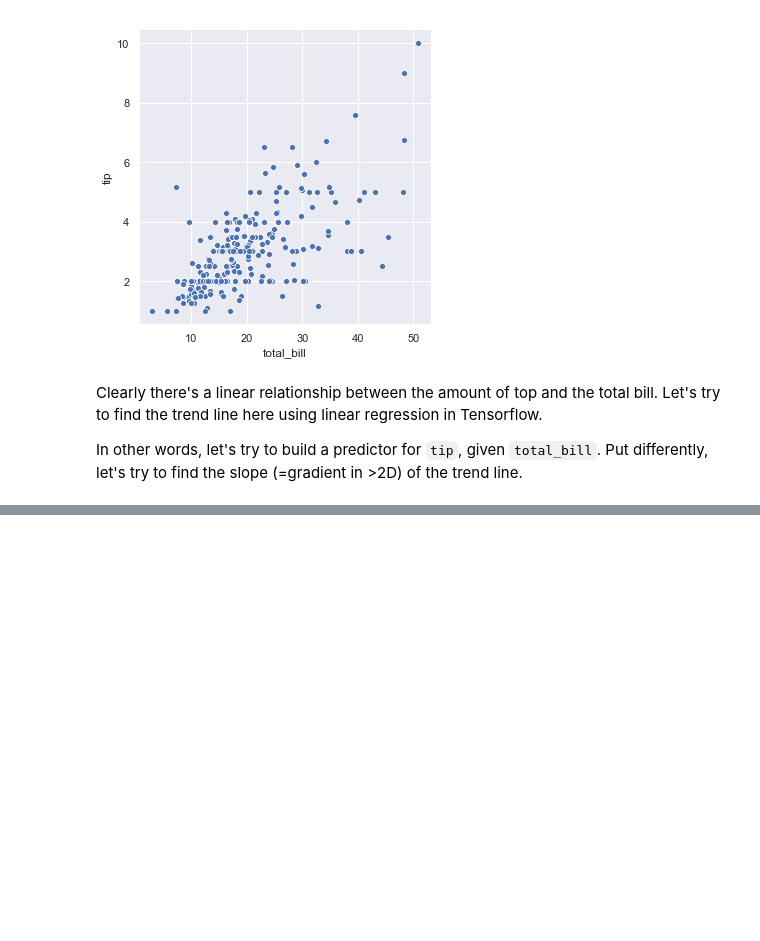
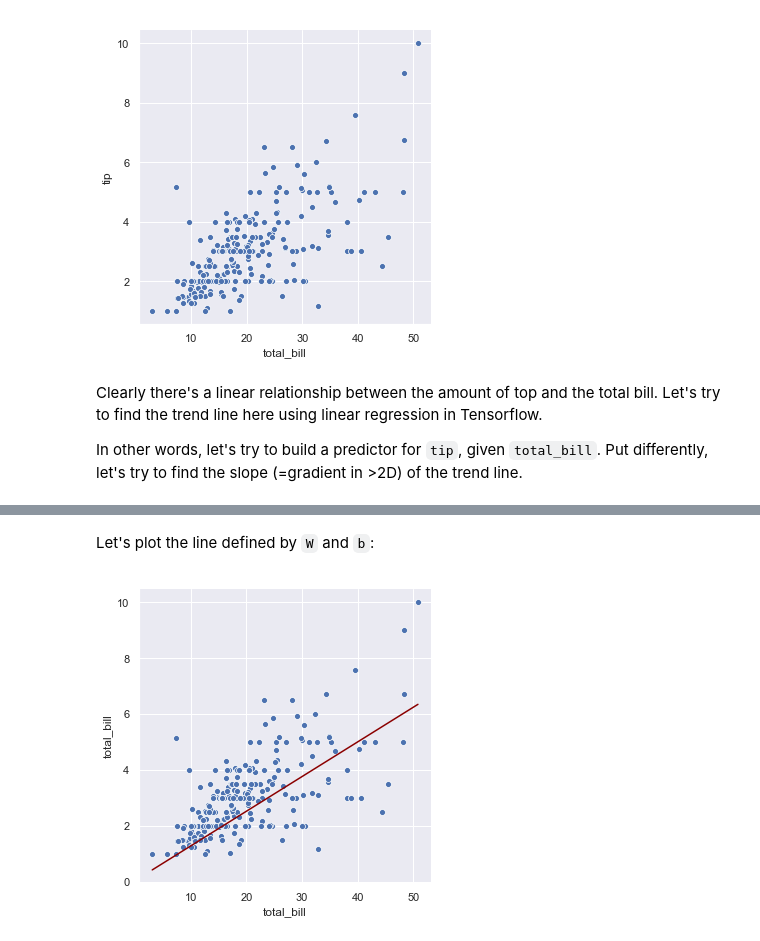
Before and after one commit to jorisroovers/machinelearning-playground, a Jupyter notebook: machine-learning/tensorflow/tensorflow_linear_regression.ipynb, the cells around one changed output, grey strips where cells are left out. Saved outputs shown, nothing was run; the diff lists cells and outputs as text; code cells hidden in the pictures; blank space fills up the shorter version.

```diff
--- a/machine-learning/tensorflow/tensorflow_linear_regression.ipynb
+++ b/machine-learning/tensorflow/tensorflow_linear_regression.ipynb
@@ -39,0 +95,9 @@ b = tf.Variable(0, dtype=np.float64)
+# %% [markdown]
+Let's plot the line defined by `W` and `b`:
+# %%
+fit['total_bill'] = tips['total_bill']
+fit['res'] = w_val * tips['total_bill'] + b_val
+plt = sns.relplot(x="total_bill", y="tip", data=tips);
+plt = sns.lineplot(x='total_bill', y ="res", data=fit, color="darkred");
+# %% [output]
+[figure, added]
```
Also changed, not shown: parts of 3 cells of this notebook, 10 other files.
